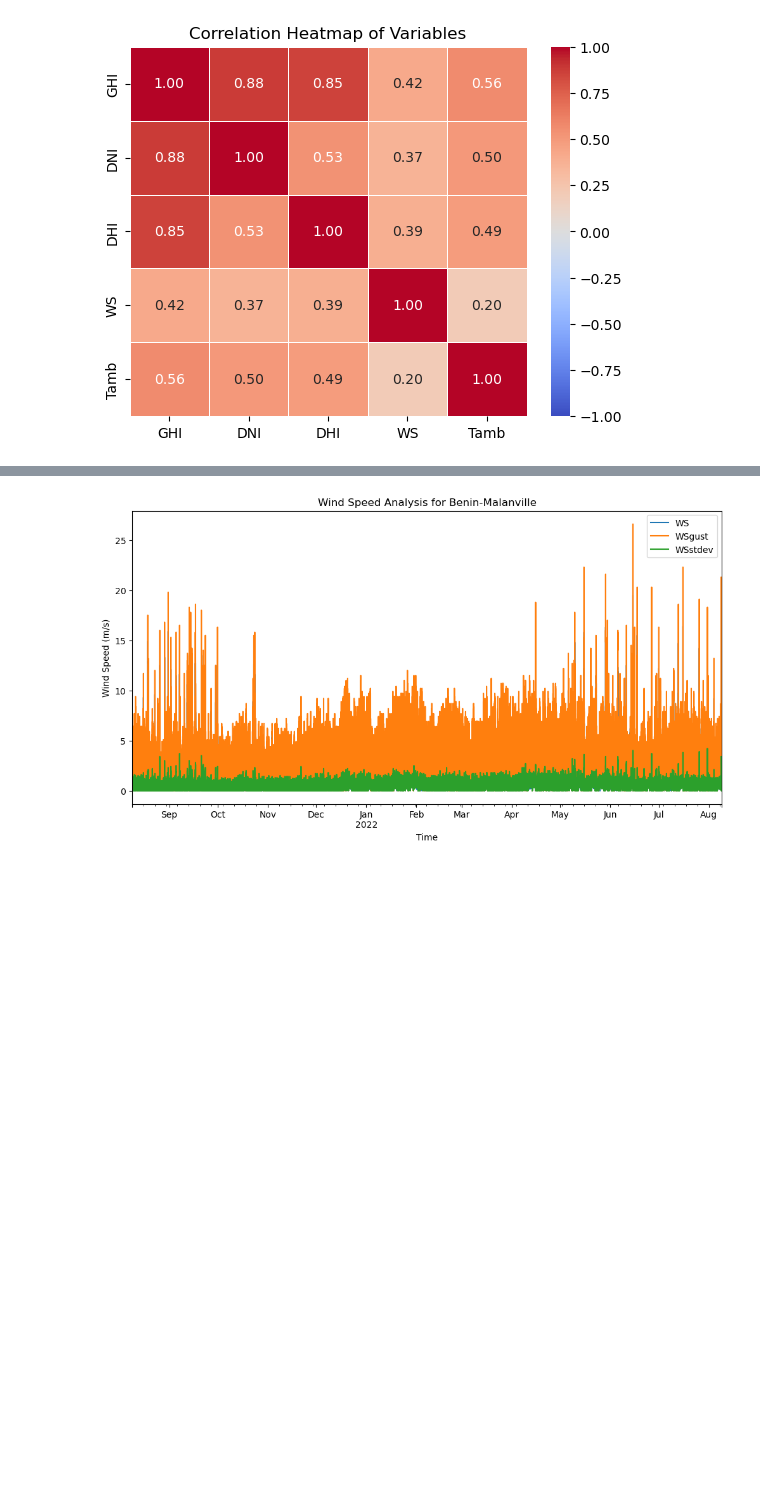
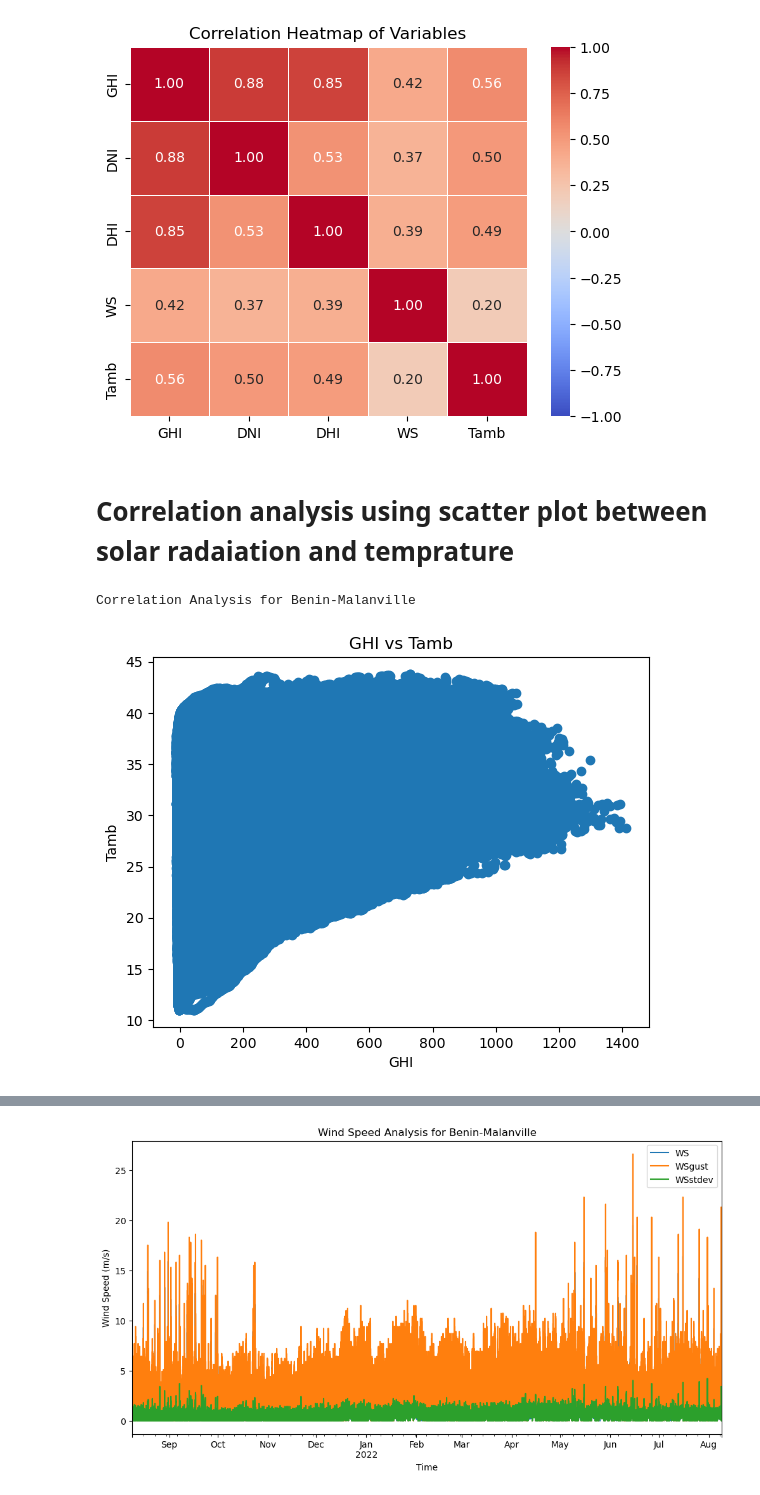
Before and after one commit to nolawit-fant/solar-radaition, a Jupyter notebook: notebooks/EDA.ipynb, the cells around one changed output, grey strips where cells are left out. Cells and saved outputs as stored; diff of their text form; code cells hidden in the pictures; blank space fills up the shorter version.

Commit message:
correlation  with scatter plot

```diff
--- a/notebooks/EDA.ipynb
+++ b/notebooks/EDA.ipynb
@@ -410,3 +410,15 @@ plt.title('Correlation Heatmap of Variables')
 plt.show()
 # %% [output]
 [figure]
+# %% [markdown]
+# Correlation analysis using scatter plot between solar radaiation and temprature
+# %%
+plt.scatter(Benin['GHI'], Benin['Tamb'])
+plt.xlabel('GHI')
+plt.ylabel('Tamb')
+plt.title('GHI vs Tamb')
+print("Correlation Analysis for Benin-Malanville")
+plt.show()
+# %% [output]
+Correlation Analysis for Benin-Malanville
+[figure, added]
```
Also changed, not shown: parts of 11 cells of this notebook.
